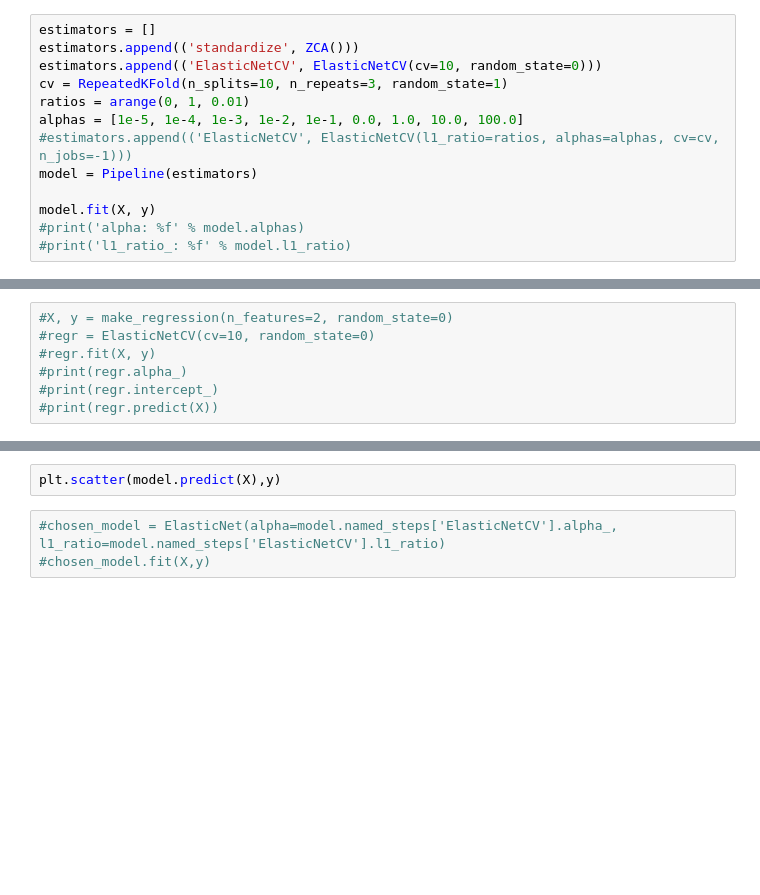
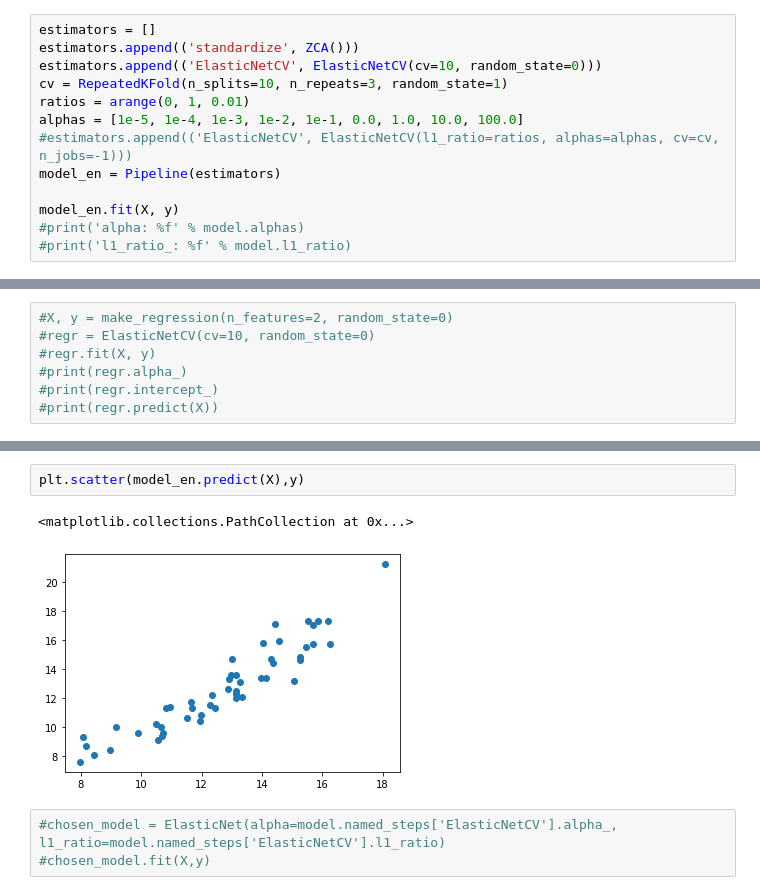
Before and after one commit to thistleknot/python-ml, a Jupyter notebook: code/ElasticNetCV.ipynb, the cells around one changed output, grey strips where cells are left out. Cells and saved outputs as stored; diff of their text form; blank space fills up the shorter version.

```diff
--- a/code/ElasticNetCV.ipynb
+++ b/code/ElasticNetCV.ipynb
@@ -118,8 +121,8 @@ cv = RepeatedKFold(n_splits=10, n_repeats=3, random_state=1)
 ratios = arange(0, 1, 0.01)
 alphas = [1e-5, 1e-4, 1e-3, 1e-2, 1e-1, 0.0, 1.0, 10.0, 100.0]
 #estimators.append(('ElasticNetCV', ElasticNetCV(l1_ratio=ratios, alphas=alphas, cv=cv, n_jobs=-1)))
-model = Pipeline(estimators)
+model_en = Pipeline(estimators)
 
-model.fit(X, y)
+model_en.fit(X, y)
 #print('alpha: %f' % model.alphas)
 #print('l1_ratio_: %f' % model.l1_ratio)
@@ -146,7 +179,10 @@ rmse_enet
 # %% [output]
 1.1771762311443557
 # %%
-plt.scatter(model.predict(X),y)
+plt.scatter(model_en.predict(X),y)
+# %% [output]
+<matplotlib.collections.PathCollection at 0x...>
+[figure, added]
 # %%
 #chosen_model = ElasticNet(alpha=model.named_steps['ElasticNetCV'].alpha_, l1_ratio=model.named_steps['ElasticNetCV'].l1_ratio)
 #chosen_model.fit(X,y)
```
Also changed, not shown: parts of 20 cells of this notebook.
